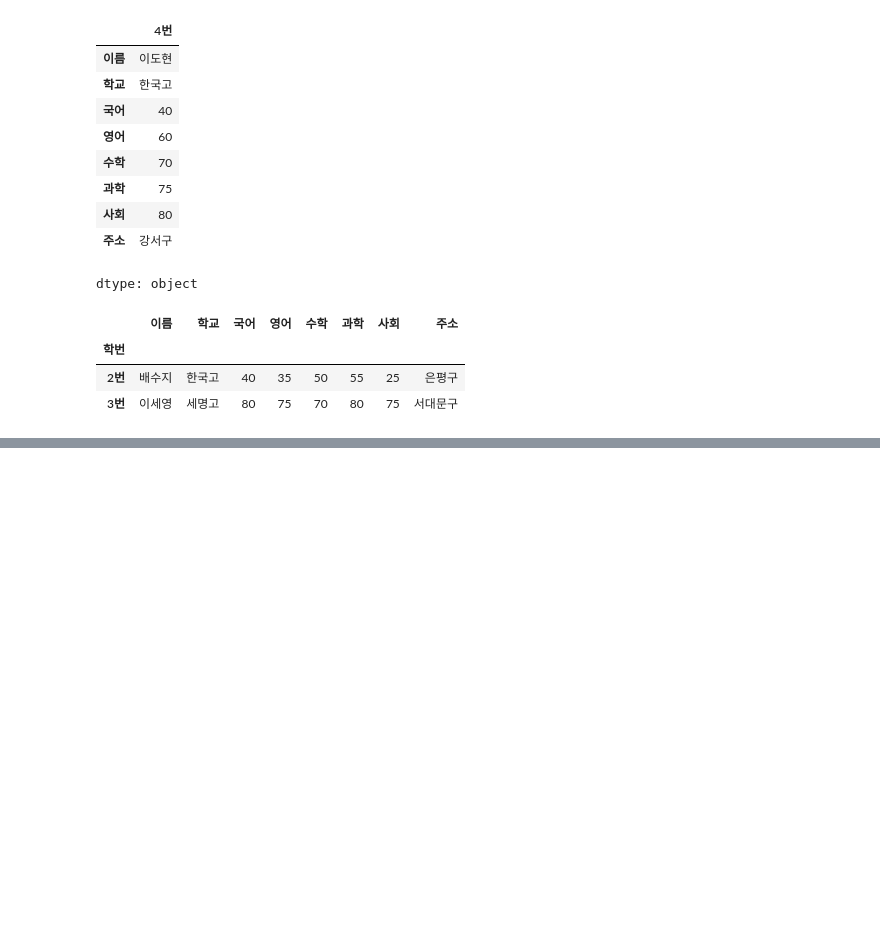
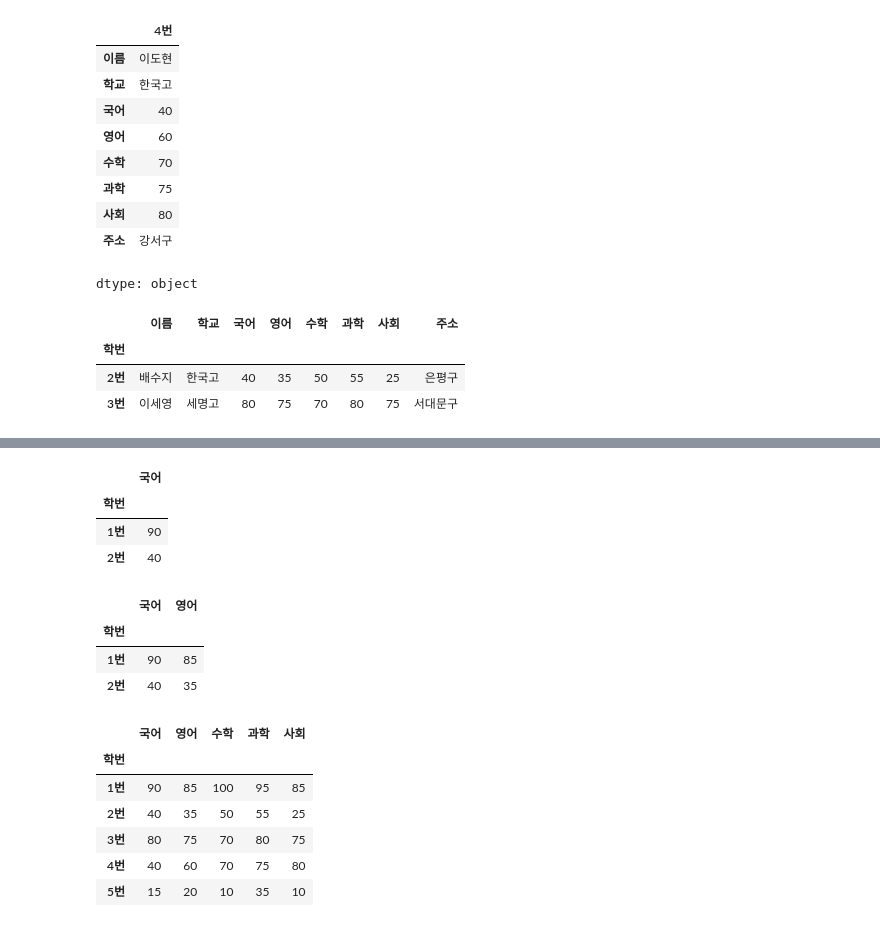
Before and after one commit to JongHyun070105/MachineLearning2025, a Jupyter notebook: Pandas_기초_2025_03_21.ipynb, the cells around one changed output, grey strips where cells are left out. Cells and saved outputs as stored; diff of their text form; code cells hidden in the pictures; blank space fills up the shorter version.

```diff
--- a/Pandas_기초_2025_03_21.ipynb
+++ b/Pandas_기초_2025_03_21.ipynb
@@ -312,0 +321,24 @@ df.iloc[1:3]
+# %%
+df.iloc[[0,1],[2]]
+# %% [output]
+|  | 국어 |
+| 학번 |  |
+| 1번 | 90 |
+| 2번 | 40 |
+# %%
+df.iloc[[0,1],[2,3]]
+# %% [output]
+|  | 국어 | 영어 |
+| 학번 |  |  |
+| 1번 | 90 | 85 |
+| 2번 | 40 | 35 |
+# %%
+df.iloc[0:5,2:7]
+# %% [output]
+|  | 국어 | 영어 | 수학 | 과학 | 사회 |
+| 학번 |  |  |  |  |  |
+| 1번 | 90 | 85 | 100 | 95 | 85 |
+| 2번 | 40 | 35 | 50 | 55 | 25 |
+| 3번 | 80 | 75 | 70 | 80 | 75 |
+| 4번 | 40 | 60 | 70 | 75 | 80 |
+| 5번 | 15 | 20 | 10 | 35 | 10 |
```
Also changed, not shown: parts of 6 cells of this notebook.
